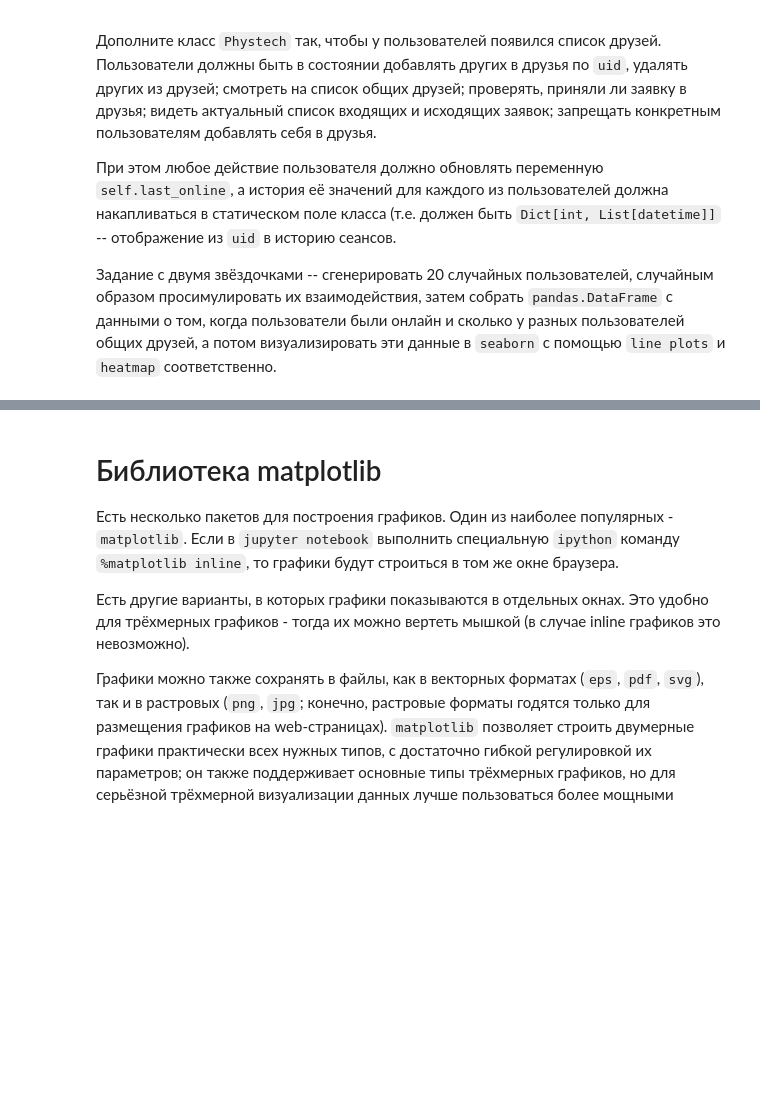
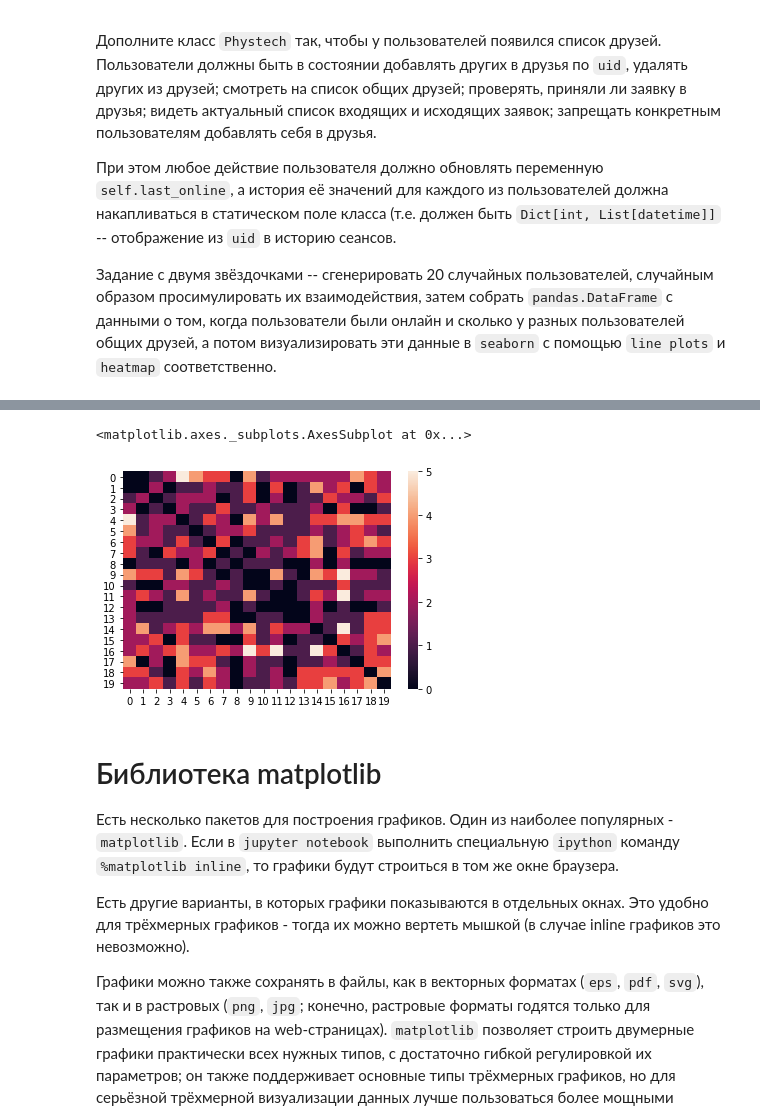
Before and after one commit to mukaseevru/ds-school, a Jupyter notebook: lesson 2/Занятие_2_ООП_Библиотеки_для_DS_raw.ipynb, the cells around one changed output, grey strips where cells are left out. Cells and saved outputs as stored; diff of their text form; code cells hidden in the pictures; blank space fills up the shorter version.

```diff
--- a/lesson 2/Занятие_2_ООП_Библиотеки_для_DS_raw.ipynb
+++ b/lesson 2/Занятие_2_ООП_Библиотеки_для_DS_raw.ipynb
@@ -1165,3 +1401,19 @@ True
+# %%
+# Определяем функцию по созданию матрицы общих друзей и рисуем тепловую карту
+def create_mutual_matrix(users):
+  mutual_matrix = pd.DataFrame(columns=range(len(users)), index=range(len(users)))
+  for i in range(len(users)):
+    for j in range(len(users)):
+      if i == j:
+        mutual_matrix.loc[i, j] = 0
+      else:
+        mutual_matrix.loc[i, j] = len(users[i].get_mutual_friends(j))
+  return mutual_matrix
+mutual_matrix = create_mutual_matrix(users)
+sns.heatmap(mutual_matrix.values.tolist())
+# %% [output]
+<matplotlib.axes._subplots.AxesSubplot at 0x...>
+[figure, added]
 # %% [markdown]
 # Библиотека matplotlib
 
```
Also changed, not shown: parts of 5 cells of this notebook.
